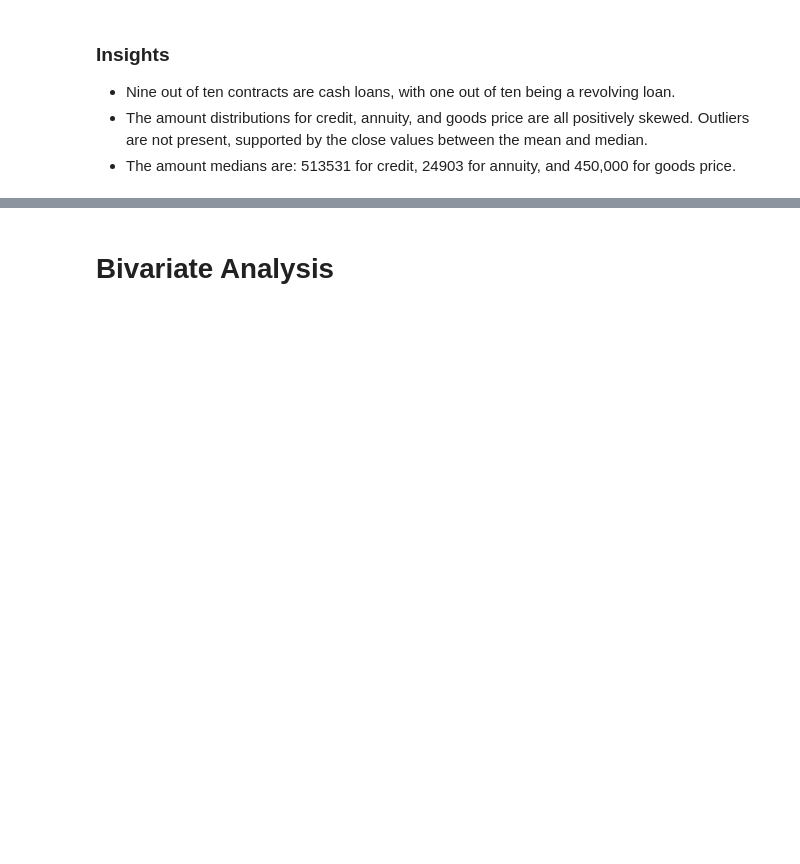
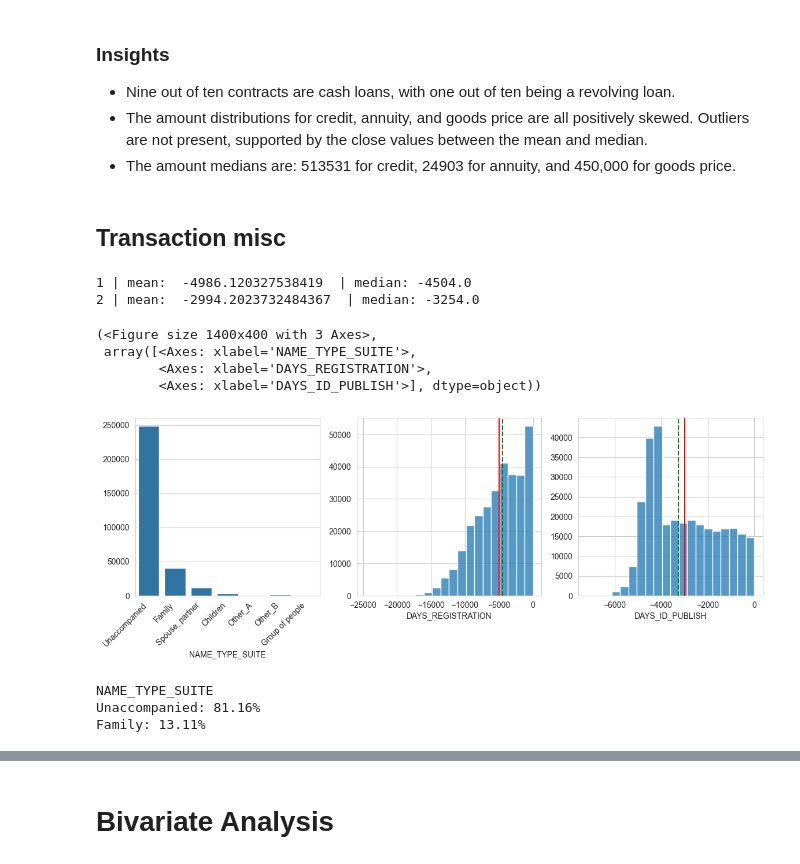
Before and after one commit to mlcuadra1/Credit-Risk, a Jupyter notebook: notebooks/Script 2 - EDA.ipynb, the cells around one changed output, grey strips where cells are left out. Cells and saved outputs as stored; diff of their text form; code cells hidden in the pictures; blank space fills up the shorter version.

```diff
--- a/notebooks/Script 2 - EDA.ipynb
+++ b/notebooks/Script 2 - EDA.ipynb
@@ -60,6 +60,7 @@ Name: count, dtype: int64
 # Defining groupings
 demographic_cols = ['CODE_GENDER', 'CNT_CHILDREN', 'NAME_FAMILY_STATUS', 'AGE']
 transaction_cols = ['NAME_CONTRACT_TYPE', 'AMT_CREDIT', 'AMT_ANNUITY', 'AMT_GOODS_PRICE']
+transaction_misc_cols = ['NAME_TYPE_SUITE', 'DAYS_REGISTRATION', 'DAYS_ID_PUBLISH', 'WEEKDAY_APPR_PROCESS_START', 'HOUR_APPR_PROCESS_START']
 socioeconomic_cols = ['AMT_INCOME_TOTAL', 'NAME_INCOME_TYPE', 'NAME_EDUCATION_TYPE', 'DAYS_EMPLOYED', 'OCCUPATION_TYPE', 'ORGANIZATION_TYPE']
 socioeconomic_misc_cols = ['FLAG_OWN_CAR', 'FLAG_OWN_REALTY', 'OWN_CAR_AGE', 'DAYS_LAST_PHONE_CHANGE']
 
@@ -227,3 +242,21 @@ Revolving loans: 9.52%
 - Nine out of ten contracts are cash loans, with one out of ten being a revolving loan.
 - The amount distributions for credit, annuity, and goods price are all positively skewed. Outliers are not present, supported by the close values between the mean and median.
 - The amount medians are: 513531 for credit, 24903 for annuity, and 450,000 for goods price.
+# %% [markdown]
+## Transaction misc
+# %%
+multi_dtype_plot(app_train_df_withbool, transaction_misc_cols[:3], 1, 3, size='wide', xtick_rotation=45, align='right', hspace=0.4)
+# %% [output]
+1 | mean:  -4986.120327538419  | median: -4504.0
+2 | mean:  -2994.2023732484367  | median: -3254.0
+(<Figure size 1400x400 with 3 Axes>,
+ array([<Axes: xlabel='NAME_TYPE_SUITE'>,
+        <Axes: xlabel='DAYS_REGISTRATION'>,
+        <Axes: xlabel='DAYS_ID_PUBLISH'>], dtype=object))
+[figure, added]
+# %%
+percent_summary(app_train_df_withbool, 'NAME_TYPE_SUITE', items=2)
+# %% [output]
+NAME_TYPE_SUITE
+Unaccompanied: 81.16%
+Family: 13.11%
```
Also changed, not shown: parts of 35 cells of this notebook, 1 other file.
